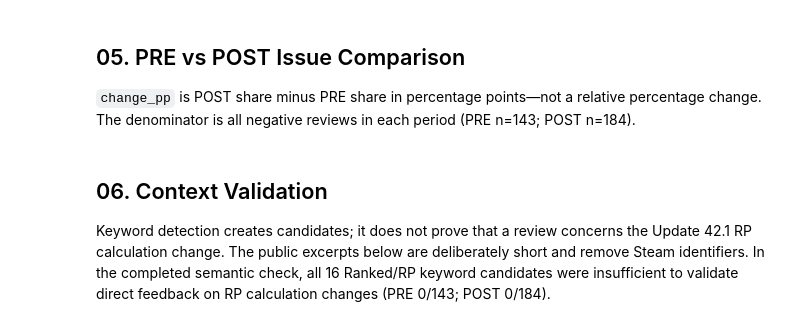
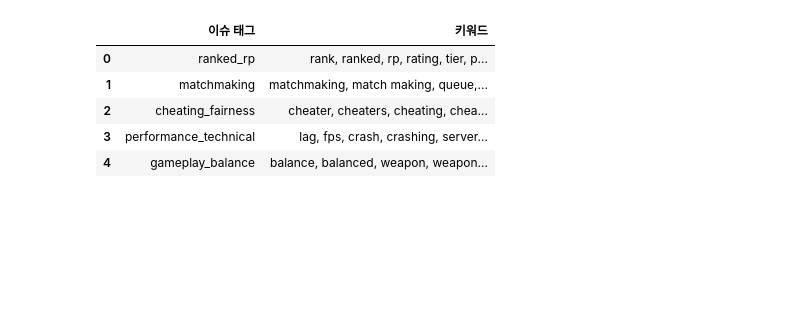
Before and after one commit to kimseryeon1346-tech/PUBG_Analysis, a Jupyter notebook: notebooks/01_pubg_update_analysis.ipynb, the cells around one changed output. Drawn from its saved outputs; the diff is of its cells as text; code cells hidden in the pictures; blank space fills up the shorter version.

```diff
--- a/notebooks/01_pubg_update_analysis.ipynb
+++ b/notebooks/01_pubg_update_analysis.ipynb
@@ -64,20 +126,29 @@ Issue shares are calculated only among negative reviews. A review can receive mu
 # %%
 issue_keywords = {
     'ranked_rp': ['rank', 'ranked', 'rp', 'rating', 'tier', 'point', 'points'],
     'matchmaking': ['matchmaking', 'match making', 'queue', 'teammate', 'teammates'],
     'cheating_fairness': ['cheater', 'cheaters', 'cheating', 'cheat', 'hack', 'hacker', 'hackers'],
     'performance_technical': ['lag', 'fps', 'crash', 'crashing', 'server', 'servers', 'performance', 'optimization'],
     'gameplay_balance': ['balance', 'balanced', 'weapon', 'weapons', 'gun', 'guns', 'damage', 'gameplay'],
 }
 
 def tag_negative_reviews(reviews: pd.DataFrame) -> pd.DataFrame:
-    # Apply the original multi-label, word-boundary tagging rules.
+    # 기존 multi-label, 단어 경계 태깅 로직. 공개 저장소에는 리뷰 전문이 없어 실행하지 않습니다.
     tagged = reviews.copy()
     for issue, keywords in issue_keywords.items():
         pattern = r'|'.join(r'\b' + r'\s+'.join(map(re.escape, word.split())) + r'\b' for word in keywords)
         tagged[issue] = tagged['review'].fillna('').str.contains(pattern, case=False, regex=True)
     return tagged
+
+dictionary_view = pd.DataFrame({
+    '이슈 태그': list(issue_keywords),
+    '키워드': [', '.join(words) for words in issue_keywords.values()]
+})
+display(dictionary_view)
+# %% [output]
+|  | 이슈 태그 | 키워드 |
+| 0 | ranked_rp | rank, ranked, rp, rating, tier, p... |
+| 1 | matchmaking | matchmaking, match making, queue,... |
+| 2 | cheating_fairness | cheater, cheaters, cheating, chea... |
+| 3 | performance_technical | lag, fps, crash, crashing, server... |
+| 4 | gameplay_balance | balance, balanced, weapon, weapon... |
-# %% [markdown]
-## 05. PRE vs POST Issue Comparison
-
-`change_pp` is POST share minus PRE share in percentage points—not a relative percentage change. The denominator is all negative reviews in each period (PRE n=143; POST n=184).
@@ -90,4 +154,0 @@ issue_view
-# %% [markdown]
-## 06. Context Validation
-
-Keyword detection creates candidates; it does not prove that a review concerns the Update 42.1 RP calculation change. The public excerpts below are deliberately short and remove Steam identifiers. In the completed semantic check, all 16 Ranked/RP keyword candidates were insufficient to validate direct feedback on RP calculation changes (PRE 0/143; POST 0/184).
```
Also changed, not shown: parts of 25 cells of this notebook, 5 other files.
